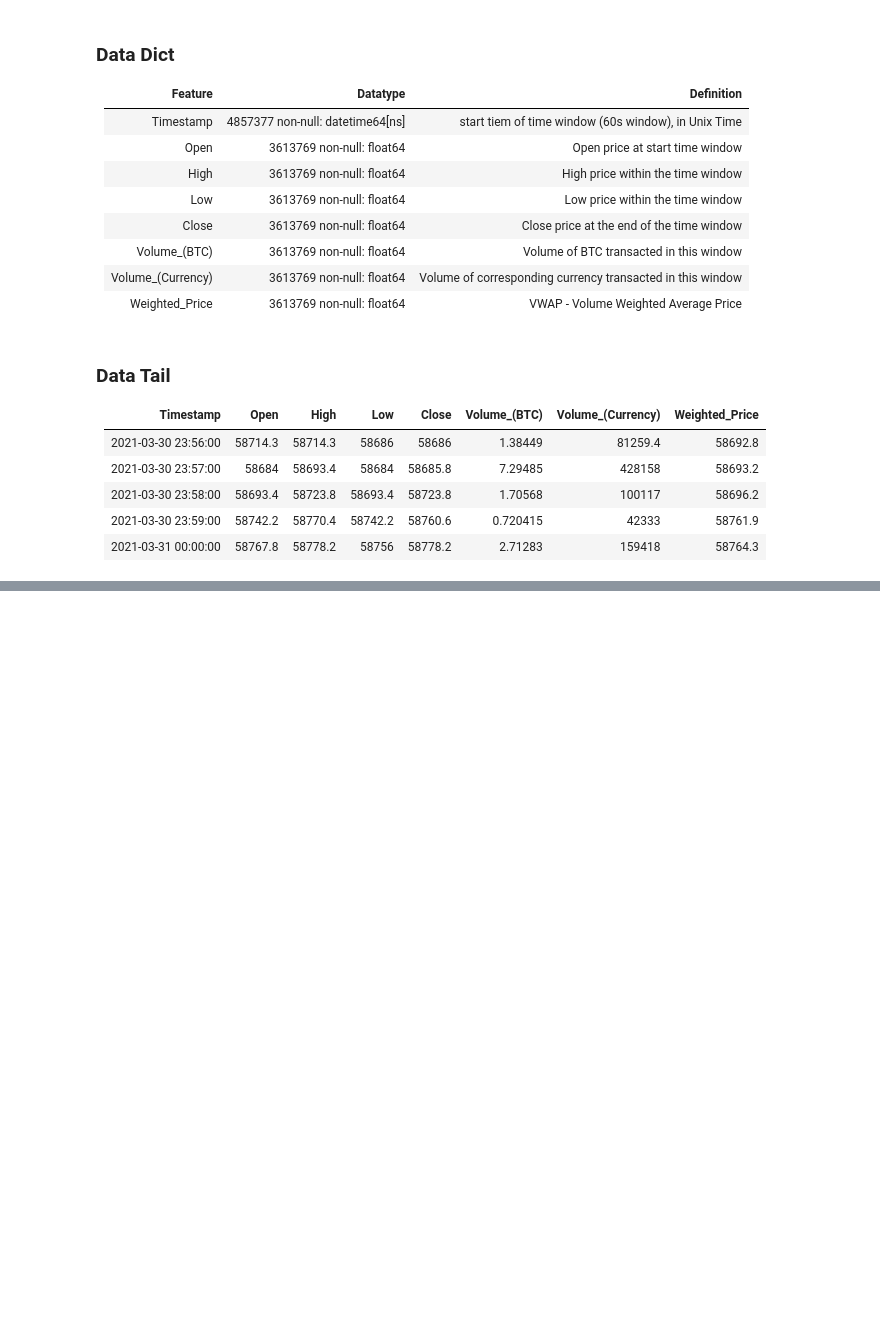
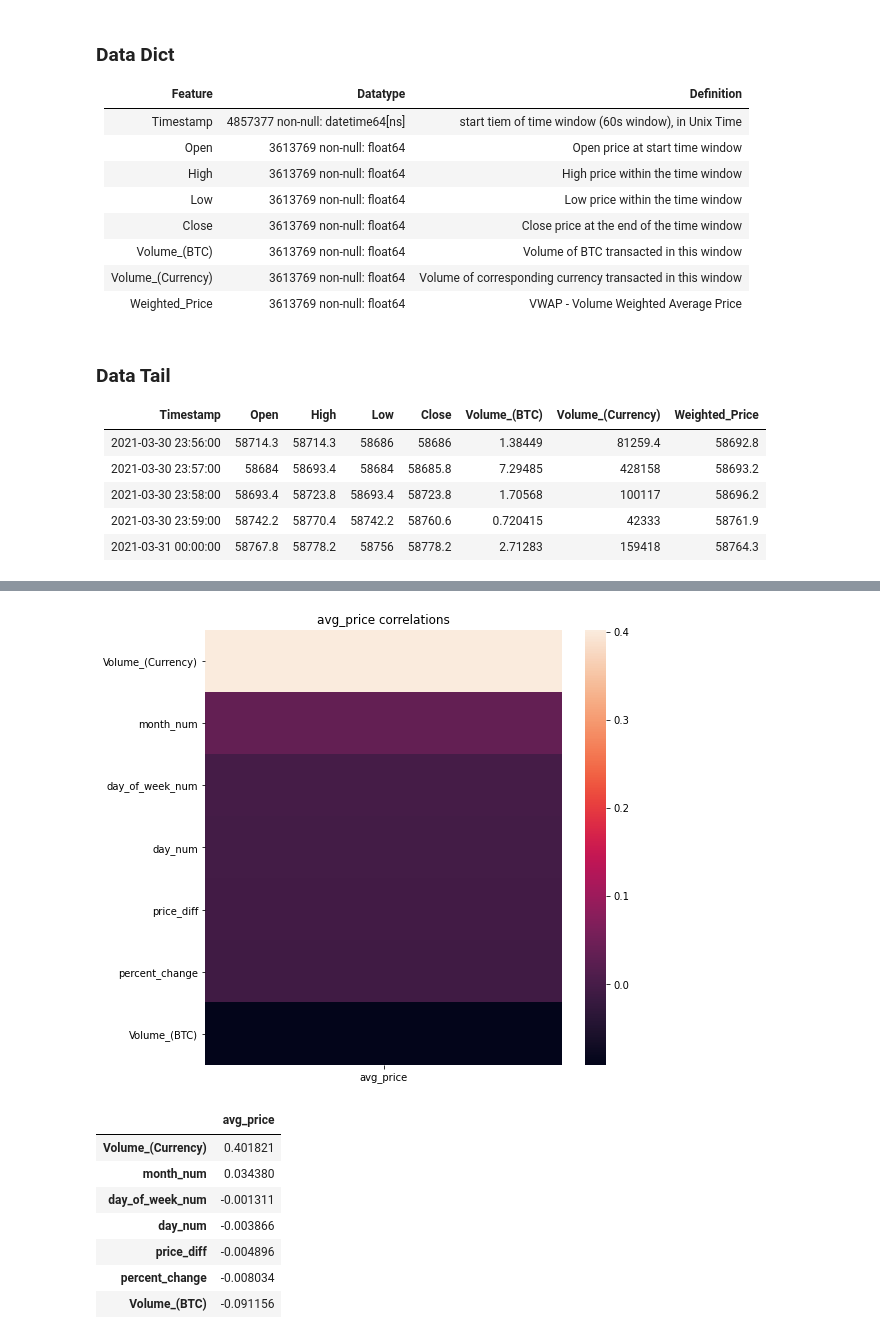
Before and after one commit to CharlesAtchison/bitcoin_price_prediction, a Jupyter notebook: final_notebook.ipynb, the cells around one changed output, grey strips where cells are left out. Saved outputs shown, nothing was run; the diff lists cells and outputs as text; code cells hidden in the pictures; blank space fills up the shorter version.

```diff
--- a/final_notebook.ipynb
+++ b/final_notebook.ipynb
@@ -57,0 +136,16 @@ Markdown(result)
+# %%
+tmp = pd.DataFrame(train[[col for col in train.columns]].corr()['avg_price'].sort_values(ascending=False)[7:])
+plt.figure(figsize=(8,8))
+sns.heatmap(tmp).set(title='avg_price correlations')
+plt.show()
+tmp
+# %% [output]
+[figure, added]
+|  | avg_price |
+| Volume_(Currency) | 0.401821 |
+| month_num | 0.034380 |
+| day_of_week_num | -0.001311 |
+| day_num | -0.003866 |
+| price_diff | -0.004896 |
+| percent_change | -0.008034 |
+| Volume_(BTC) | -0.091156 |
```
Also changed, not shown: parts of 37 cells of this notebook, 11 other files.
